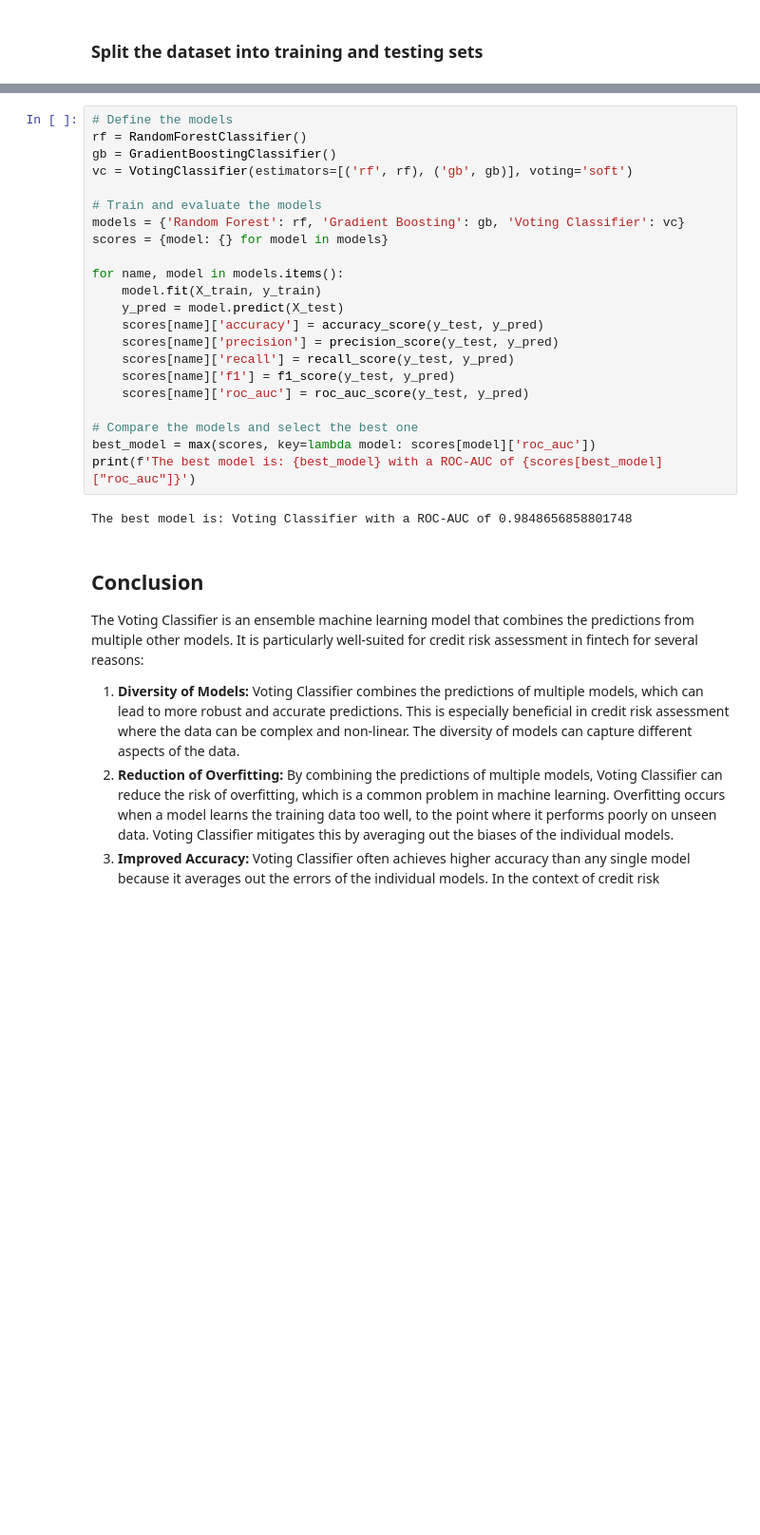
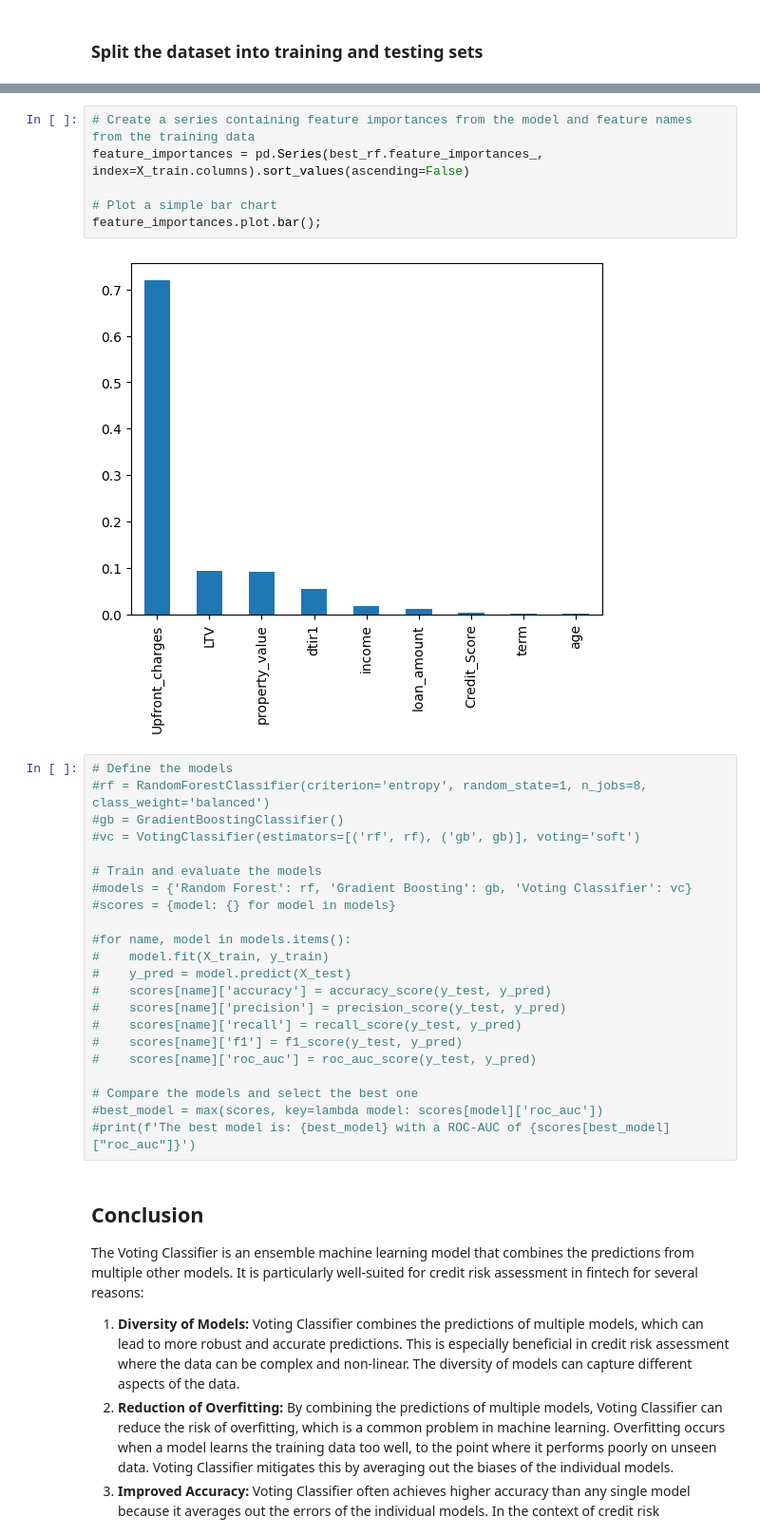
Before and after one commit to vbortone/cap5619-group4-script-assignments, a Jupyter notebook: notebooks/script-assignment-04.ipynb, the cells around one changed output, grey strips where cells are left out. Shown: that part at 95% size. Drawn from its saved outputs; the diff is of its cells as text; blank space fills up the shorter version.

```diff
--- a/notebooks/script-assignment-04.ipynb
+++ b/notebooks/script-assignment-04.ipynb
@@ -253,27 +351,33 @@ In this section, we will implement three different ensemble models: Random Fores
+# %%
+# Create a series containing feature importances from the model and feature names from the training data
+feature_importances = pd.Series(best_rf.feature_importances_, index=X_train.columns).sort_values(ascending=False)
+
+# Plot a simple bar chart
+feature_importances.plot.bar();
+# %% [output]
+[figure, added]
 # %%
 # Define the models
-rf = RandomForestClassifier()
-gb = GradientBoostingClassifier()
-vc = VotingClassifier(estimators=[('rf', rf), ('gb', gb)], voting='soft')
+#rf = RandomForestClassifier(criterion='entropy', random_state=1, n_jobs=8, class_weight='balanced')
+#gb = GradientBoostingClassifier()
+#vc = VotingClassifier(estimators=[('rf', rf), ('gb', gb)], voting='soft')
 
 # Train and evaluate the models
-models = {'Random Forest': rf, 'Gradient Boosting': gb, 'Voting Classifier': vc}
-scores = {model: {} for model in models}
+#models = {'Random Forest': rf, 'Gradient Boosting': gb, 'Voting Classifier': vc}
+#scores = {model: {} for model in models}
 
-for name, model in models.items():
-    model.fit(X_train, y_train)
-    y_pred = model.predict(X_test)
-    scores[name]['accuracy'] = accuracy_score(y_test, y_pred)
-    scores[name]['precision'] = precision_score(y_test, y_pred)
-    scores[name]['recall'] = recall_score(y_test, y_pred)
-    scores[name]['f1'] = f1_score(y_test, y_pred)
-    scores[name]['roc_auc'] = roc_auc_score(y_test, y_pred)
+#for name, model in models.items():
+#    model.fit(X_train, y_train)
+#    y_pred = model.predict(X_test)
+#    scores[name]['accuracy'] = accuracy_score(y_test, y_pred)
+#    scores[name]['precision'] = precision_score(y_test, y_pred)
+#    scores[name]['recall'] = recall_score(y_test, y_pred)
+#    scores[name]['f1'] = f1_score(y_test, y_pred)
+#    scores[name]['roc_auc'] = roc_auc_score(y_test, y_pred)
 
 # Compare the models and select the best one
-best_model = max(scores, key=lambda model: scores[model]['roc_auc'])
-print(f'The best model is: {best_model} with a ROC-AUC of {scores[best_model]["roc_auc"]}')
+#best_model = max(scores, key=lambda model: scores[model]['roc_auc'])
+#print(f'The best model is: {best_model} with a ROC-AUC of {scores[best_model]["roc_auc"]}')
-# %% [output]
-The best model is: Voting Classifier with a ROC-AUC of 0.9848656858801748
 # %% [markdown]
 ## Conclusion
 
```
Also changed, not shown: parts of 7 cells of this notebook, 1 other file.
